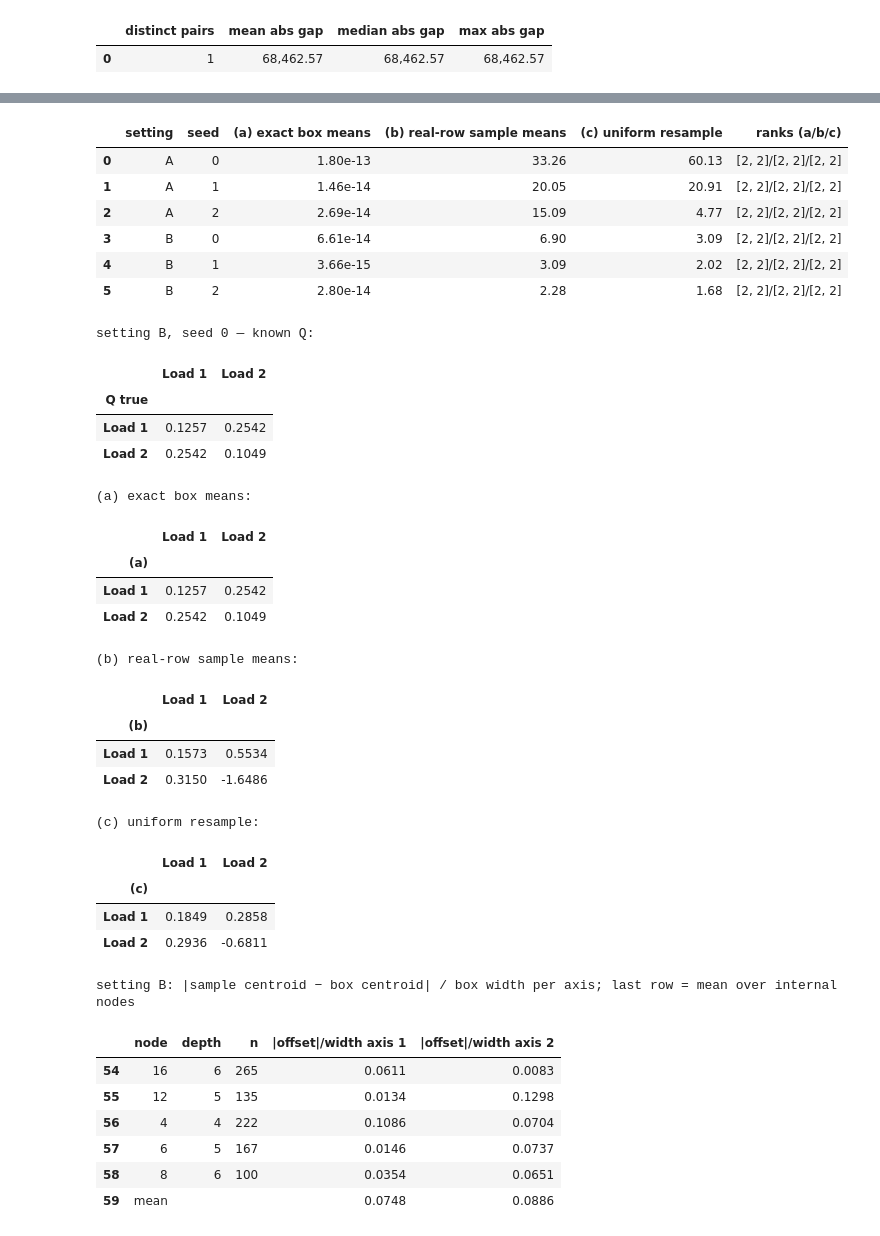
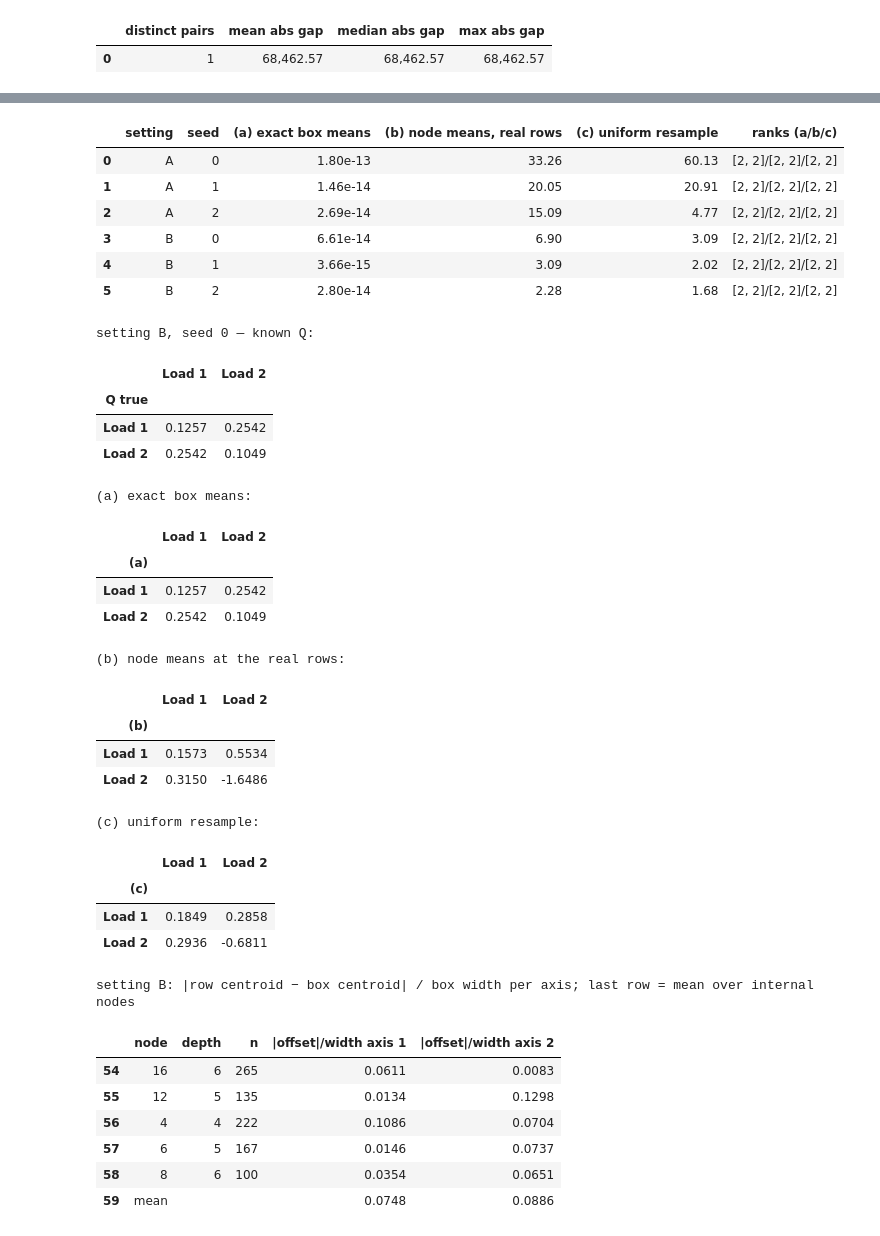
Before and after one commit to hitotoro24/PICART, a Jupyter notebook: weeks/2026-W46/maple_diagnostics/maple_opfdata_hessian_2d.ipynb, the cells around one changed output, grey strips where cells are left out. Saved outputs shown, nothing was run; the diff lists cells and outputs as text; code cells hidden in the pictures.

Commit message:
Maple notebooks: LaTeX math, Cedar-style annotated figures, node-mean wording

```diff
--- a/weeks/2026-W46/maple_diagnostics/maple_opfdata_hessian_2d.ipynb
+++ b/weeks/2026-W46/maple_diagnostics/maple_opfdata_hessian_2d.ipynb
@@ -119,8 +117,7 @@ for k, kw in settings.items():
     trees[k] = L.fit_cart(X, y, **kw)
     nodes[k] = L.nodes_from_cart(trees[k], X)
     splits[k] = L.split_table(nodes[k])
-    print(f"setting {k}: {kw} -> {len(splits[k])} internal nodes, "
-          f"{int(trees[k].get_n_leaves())} leaves; "
+    print(f"setting {k}: {kw} -> {len(splits[k])} internal nodes, {int(trees[k].get_n_leaves())} leaves; "
           + ", ".join(f"{s}: {(splits[k]['split axis']==s).sum()}" for s in sorted(splits[k]['split axis'].unique())))
 print("\nsetting B, first rows of the split table:")
 display(splits["B"].head(12))
@@ -247,6 +251,6 @@ Nothing is symmetrised in this section.
 # %%
 for k in settings:
-    pairs, summary = L.symmetry_pairs(H_raw[k])
+    pairs, summary = L.symmetry_pairs(Q_tilde[k])
     print(f"--- setting {k} ---"); display(pairs); display(summary)
 # %% [output]
 --- setting A ---
@@ -312,0 +309,34 @@ fig.tight_layout(); plt.show()
+# %%
+def plot_hessian(matrix, title, absolute=False):
+    """Display one annotated matrix in millions of original units.
+
+    Args:
+        matrix: square matrix to plot.
+        title: figure title naming the estimator or diagnostic.
+        absolute: use a non-negative colour scale (for gaps and |differences|).
+    """
+    values = np.asarray(matrix, float) / 1e6
+    fig, ax = plt.subplots(figsize=(5.6, 4.6))
+    if absolute:
+        image = ax.imshow(values, cmap="YlOrRd", vmin=0)
+    else:
+        vmax = max(0.1, float(np.nanmax(np.abs(values))))
+        image = ax.imshow(values, cmap="RdBu_r", vmin=-vmax, vmax=vmax)
+    for i in range(values.shape[0]):
+        for j in range(values.shape[1]):
+            color = "white" if abs(values[i, j]) > 0.60 * max(np.nanmax(np.abs(values)), 1e-12) else "black"
+            ax.text(j, i, f"{values[i, j]:+.3f}" if not absolute else f"{values[i, j]:.3f}",
+                    ha="center", va="center", fontsize=12, weight="medium", color=color)
+    ticks = np.arange(values.shape[0])
+    ax.set_xticks(ticks, [f"Load {j+1}" for j in ticks]); ax.set_yticks(ticks, [f"Load {j+1}" for j in ticks])
+    ax.set_xlabel("Demand variable (column)"); ax.set_ylabel("Demand variable (row)")
+    ax.set_title(title, fontsize=13, weight="bold", pad=12)
+    fig.colorbar(image, ax=ax, shrink=.83, label="Matrix entries (millions)")
+    fig.tight_layout(); plt.show()
+
+
+plot_hessian(H_phd, "PHD estimated Hessian")
+for k in settings:
+    plot_hessian(Q_tilde[k], f"Algorithm 1, setting {k}: Q_tilde (raw rows)")
+    plot_hessian(np.abs(Q_tilde[k] - Q_tilde[k].T), f"Setting {k}: symmetry discrepancy |Q_tilde - Q_tilde^T|", absolute=True)
+    plot_hessian(np.abs(Q_hat[k] - H_phd), f"Setting {k}: |Q_hat - PHD| (disagreement, not error)", absolute=True)
@@ -329,24 +368,24 @@ the box width (0 under the uniform assumption).
 # %%
 rows = []
 for k in settings:
     for seed in (0, 1, 2):
         c = L.known_quadratic_check(nodes[k], X, D, seed)
         scale = np.max(np.abs(c["Q_true"]))
         rows.append({"setting": k, "seed": seed,
                      "(a) exact box means": np.nanmax(np.abs(c["exact_box_means"] - c["Q_true"])) / scale,
-                     "(b) real-row sample means": np.nanmax(np.abs(c["sample_means"] - c["Q_true"])) / scale,
+                     "(b) node means, real rows": np.nanmax(np.abs(c["sample_means"] - c["Q_true"])) / scale,
                      "(c) uniform resample": np.nanmax(np.abs(c["uniform_resample"] - c["Q_true"])) / scale,
                      "ranks (a/b/c)": f"{c['rank_exact']}/{c['rank_sample']}/{c['rank_uniform']}"})
 ctrl = pd.DataFrame(rows)
 with pd.option_context("display.float_format", lambda v: f"{v:.2e}" if v < 1e-6 else f"{v:.2f}"):
     display(ctrl)
 c = L.known_quadratic_check(nodes["B"], X, D, 0)
 print("setting B, seed 0 — known Q:"); display(L.matrix_frame(c["Q_true"], "Q true"))
 print("(a) exact box means:"); display(L.matrix_frame(c["exact_box_means"], "(a)"))
-print("(b) real-row sample means:"); display(L.matrix_frame(c["sample_means"], "(b)"))
+print("(b) node means at the real rows:"); display(L.matrix_frame(c["sample_means"], "(b)"))
 print("(c) uniform resample:"); display(L.matrix_frame(c["uniform_resample"], "(c)"))
 # %% [output]
-|  | setting | seed | (a) exact box means | (b) real-row sample means | (c) uniform resample | ranks (a/b/c) |
+|  | setting | seed | (a) exact box means | (b) node means, real rows | (c) uniform resample | ranks (a/b/c) |
 | 0 | A | 0 | 1.80e-13 | 33.26 | 60.13 | [2, 2]/[2, 2]/[2, 2] |
 | 1 | A | 1 | 1.46e-14 | 20.05 | 20.91 | [2, 2]/[2, 2]/[2, 2] |
 | 2 | A | 2 | 2.69e-14 | 15.09 | 4.77 | [2, 2]/[2, 2]/[2, 2] |
@@ -363,7 +402,7 @@ setting B, seed 0 — known Q:
 | (a) |  |  |
 | Load 1 | 0.1257 | 0.2542 |
 | Load 2 | 0.2542 | 0.1049 |
-(b) real-row sample means:
+(b) node means at the real rows:
 |  | Load 1 | Load 2 |
 | (b) |  |  |
 | Load 1 | 0.1573 | 0.5534 |
@@ -375,10 +414,10 @@ setting B, seed 0 — known Q:
 | Load 2 | 0.2936 | -0.6811 |
 # %%
 u = L.within_cell_uniformity(nodes["B"], X)
-print("setting B: |sample centroid − box centroid| / box width per axis; last row = mean over internal nodes")
+print("setting B: |row centroid − box centroid| / box width per axis; last row = mean over internal nodes")
 display(u.tail(6))
 # %% [output]
-setting B: |sample centroid − box centroid| / box width per axis; last row = mean over internal nodes
+setting B: |row centroid − box centroid| / box width per axis; last row = mean over internal nodes
 |  | node | depth | n | |offset|/width axis 1 | |offset|/width axis 2 |
 | 54 | 16 | 6 | 265 | 0.0611 | 0.0083 |
 | 55 | 12 | 5 | 135 | 0.0134 | 0.1298 |
```
Also changed, not shown: parts of 22 cells of this notebook, 3 other files.
